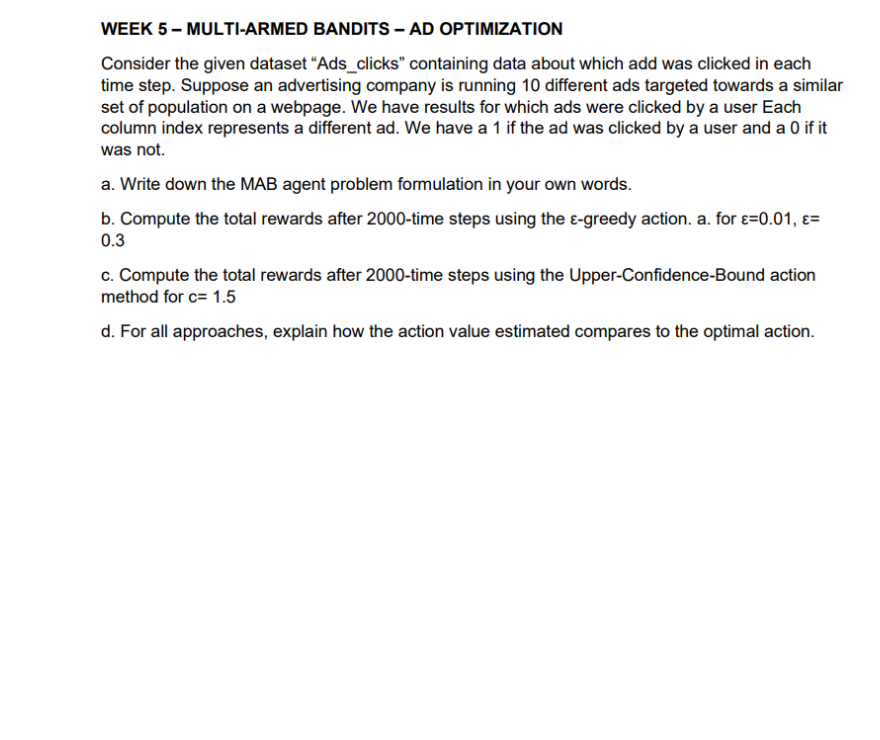
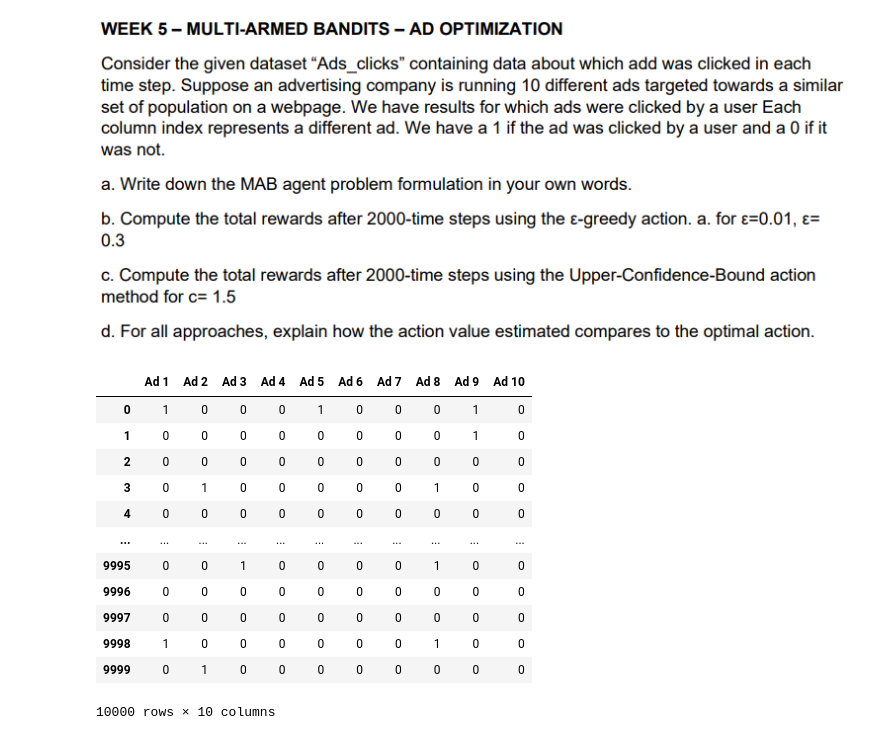
Before and after one commit to kartabyakrishna/Data-Science-Engineering, a Jupyter notebook: 6th-Semester/AI-Lab/Week05/210968244 - Week05.ipynb, the cells around one changed output. Cells and saved outputs as stored; diff of their text form; code cells hidden in the pictures; blank space fills up the shorter version.

```diff
--- a/6th-Semester/AI-Lab/Week05/210968244 - Week05.ipynb
+++ b/6th-Semester/AI-Lab/Week05/210968244 - Week05.ipynb
@@ -9,0 +14,16 @@
+# %%
+Ad_clicks
+# %% [output]
+|  | Ad 1 | Ad 2 | Ad 3 | Ad 4 | Ad 5 | Ad 6 | Ad 7 | Ad 8 | Ad 9 | Ad 10 |
+| 0 | 1 | 0 | 0 | 0 | 1 | 0 | 0 | 0 | 1 | 0 |
+| 1 | 0 | 0 | 0 | 0 | 0 | 0 | 0 | 0 | 1 | 0 |
+| 2 | 0 | 0 | 0 | 0 | 0 | 0 | 0 | 0 | 0 | 0 |
+| 3 | 0 | 1 | 0 | 0 | 0 | 0 | 0 | 1 | 0 | 0 |
+| 4 | 0 | 0 | 0 | 0 | 0 | 0 | 0 | 0 | 0 | 0 |
+| ... | ... | ... | ... | ... | ... | ... | ... | ... | ... | ... |
+| 9995 | 0 | 0 | 1 | 0 | 0 | 0 | 0 | 1 | 0 | 0 |
+| 9996 | 0 | 0 | 0 | 0 | 0 | 0 | 0 | 0 | 0 | 0 |
+| 9997 | 0 | 0 | 0 | 0 | 0 | 0 | 0 | 0 | 0 | 0 |
+| 9998 | 1 | 0 | 0 | 0 | 0 | 0 | 0 | 1 | 0 | 0 |
+| 9999 | 0 | 1 | 0 | 0 | 0 | 0 | 0 | 0 | 0 | 0 |
+10000 rows × 10 columns
```
Also changed, not shown: parts of 10 cells of this notebook, 1 other file.
